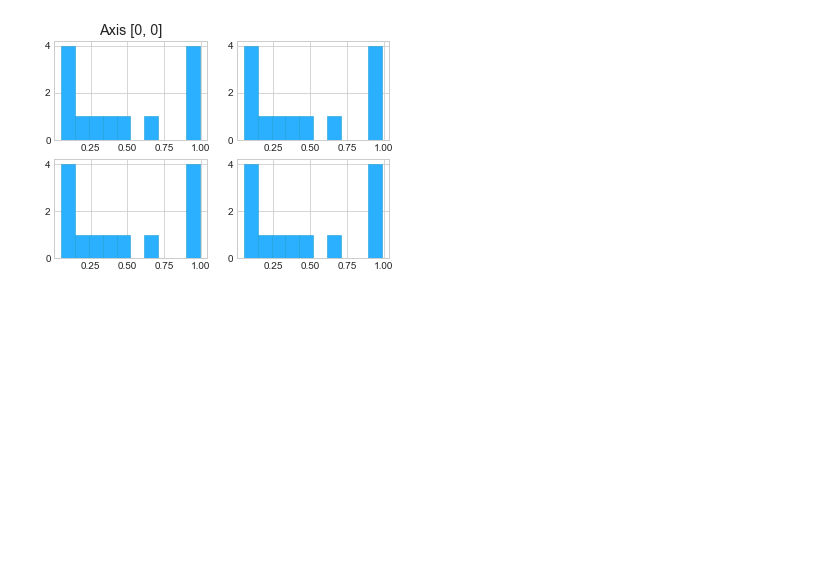
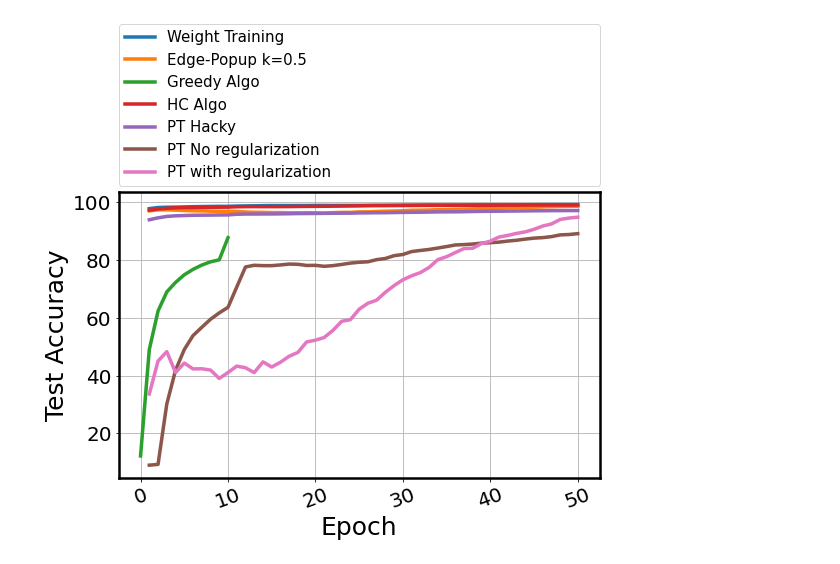
Before and after one commit to ksreenivasan/pruning_is_enough, a Jupyter notebook: plotting_things.ipynb, the cells around one changed output. Drawn from its saved outputs; the diff is of its cells as text; code cells hidden in the pictures; blank space fills up the shorter version.

Commit message:
pushing plotting script

```diff
--- a/plotting_things.ipynb
+++ b/plotting_things.ipynb
@@ -6,6 +6,11 @@ import pandas as pd
 
 from matplotlib import colors as mcolors
 from pylab import *
-plt.style.use('seaborn-whitegrid')
+# plt.style.use('seaborn-whitegrid')
 %matplotlib inline
+# %%
+# helper function because HC sparsities are messy
+def get_avg_sparsity(row):
+    sparsity_list = list(map(float, row.model_sparsity.replace('[', '').replace(']', '').split(',')))
+    return 1.0*sum(sparsity_list)/len(sparsity_list)
 # %%
@@ -26,8 +48,64 @@ plt.hist(x.numpy(), facecolor = '#2ab0ff', edgecolor='#169acf', density=False, l
 # %%
-fig, axs = plt.subplots(2, 2)
-axs[0, 0].hist(x.numpy(), facecolor = '#2ab0ff', edgecolor='#169acf', density=False, linewidth=0.5, bins=10)
-axs[0, 0].set_title('Axis [0, 0]')
-axs[0, 1].hist(x1.numpy(), facecolor = '#2ab0ff', edgecolor='#169acf', density=False, linewidth=0.5, bins=10)
-axs[1, 0].hist(x2.numpy(), facecolor = '#2ab0ff', edgecolor='#169acf', density=False, linewidth=0.5, bins=10)
-axs[1, 1].hist(x3.numpy(), facecolor = '#2ab0ff', edgecolor='#169acf', density=False, linewidth=0.5, bins=10)
+fig = plt.figure(figsize=(20, 26))
+#fig = plt.figure(figsize=(6, 4))
+colors = dict(mcolors.BASE_COLORS, **mcolors.CSS4_COLORS)
+
+# Sort colors by hue, saturation, value and name.
+by_hsv = sorted((tuple(mcolors.rgb_to_hsv(mcolors.to_rgba(color)[:3])), name)
+                for name, color in colors.items())
+rc('axes', linewidth=2.5)
+matplotlib.rcParams['pdf.fonttype'] = 42
+matplotlib.rcParams['ps.fonttype'] = 42
+
+fig = plt.figure(figsize=(8, 7.5))
+ax = plt.subplot(111)
+observation_window = 500
+
+# test acc
+df_weight_train[:observation_window].plot(x='epoch', y='test_acc_smooth', linestyle='-',
+                              ax=ax, linewidth=3.5, color="C0", markersize=20, markevery=1,
+                              label=r"Weight Training")
+
+df_ep[:observation_window].plot(x='epoch', y='test_acc_smooth', linestyle='-',
+                              ax=ax, linewidth=3.5, color="C1", markersize=20, markevery=1,
+                              label=r"Edge-Popup k=0.5")
+
+df_greedy[:observation_window].plot(x='epoch', y='test_acc_smooth', linestyle='-',
+                              ax=ax, linewidth=3.5, color="C2", markersize=20, markevery=1,
+                              label=r"Greedy Algo")
+
+df_hc[:observation_window].plot(x='epoch', y='test_acc_smooth', linestyle='-',
+                              ax=ax, linewidth=3.5, color="C3", markersize=20, markevery=1,
+                              label=r"HC Algo")
+
+df_pt_hacky[:observation_window].plot(x='epoch', y='test_acc_smooth', linestyle='-',
+                              ax=ax, linewidth=3.5, color="C4", markersize=20, markevery=1,
+                              label=r"PT Hacky")
+
+df_pt_noreg[:observation_window].plot(x='epoch', y='test_acc_smooth', linestyle='-',
+                              ax=ax, linewidth=3.5, color="C5", markersize=20, markevery=1,
+                              label=r"PT No regularization")
+
+df_pt_reg[:observation_window].plot(x='epoch', y='test_acc_smooth', linestyle='-',
+                              ax=ax, linewidth=3.5, color="C6", markersize=20, markevery=1,
+                              label=r"PT with regularization")
+
+
+
+plt.xlabel("Epoch",fontsize=25)
+plt.ylabel("Test Accuracy",fontsize=25)
+plt.xticks(size=20, rotation=20)
+plt.yticks(size=20)
+#plt.ylim(60, 90)
+#plt.xlim(-1, 80)
+legend_properties = {'size':15}
+ax.xaxis.get_offset_text().set_fontsize(15)
+ax.xaxis.get_offset_text().set_weight('bold')
+#ax.legend(prop=legend_properties)
+ax.legend(bbox_to_anchor=(0., 1.02, 1., .102), loc='lower left',
+           ncol=1, mode="expand", borderaxespad=0., prop=legend_properties)
+#ax.legend(bbox_to_anchor=(1.05, 1), loc='upper left', borderaxespad=0., prop=legend_properties)
+plt.grid()
+plt.tight_layout()
+plt.savefig("pruning_acc_comparison_mnist.pdf", format='png', dpi=600, bbox_inches='tight', pad_inches=0.05)
 # %% [output]
@@ -39 +113 @@ axs[1, 1].hist(x3.numpy(), facecolor = '#2ab0ff', edgecolor='#169acf', density=F
-[figure, old version]
+[figure, new version]
```
Also changed, not shown: parts of 8 cells of this notebook, 1 other file.
